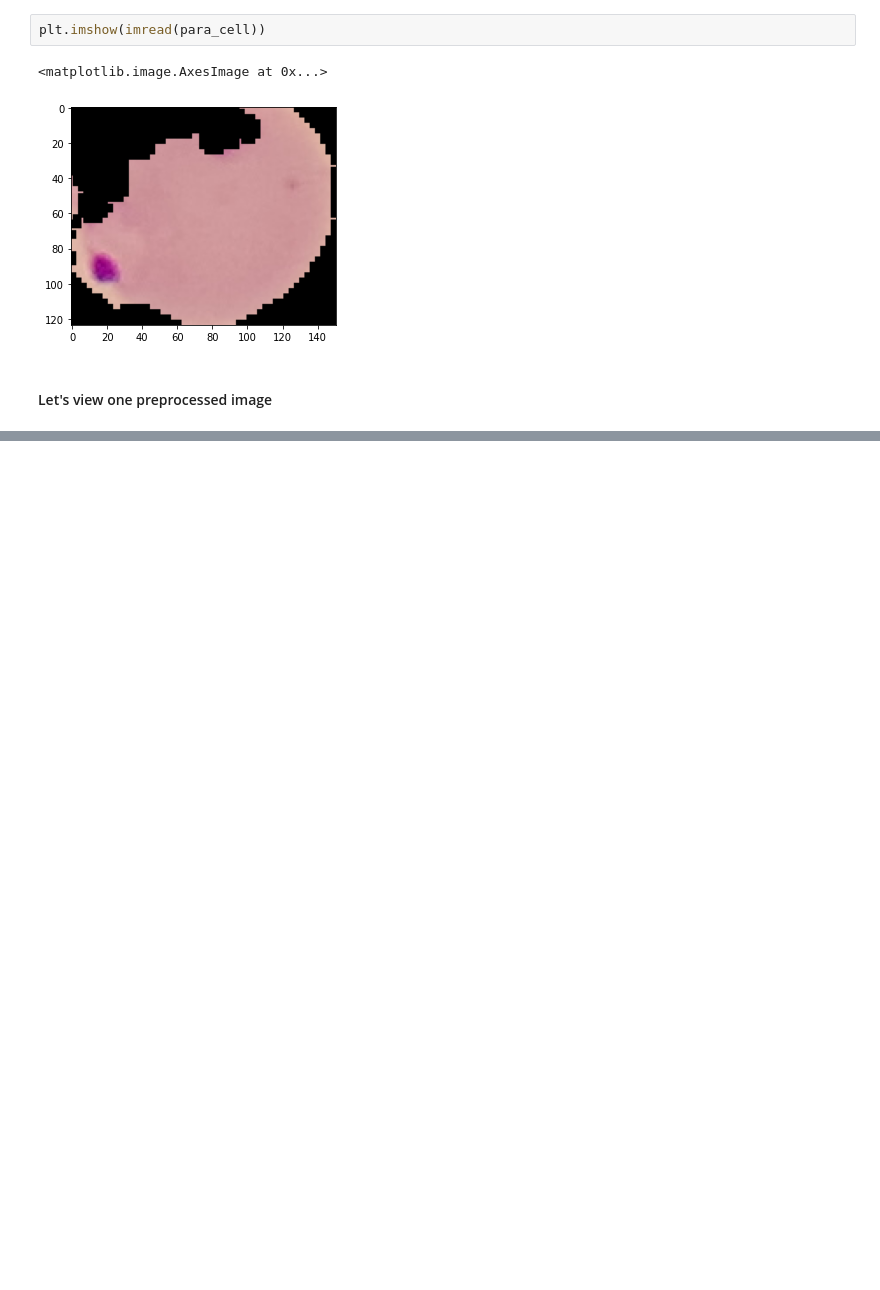
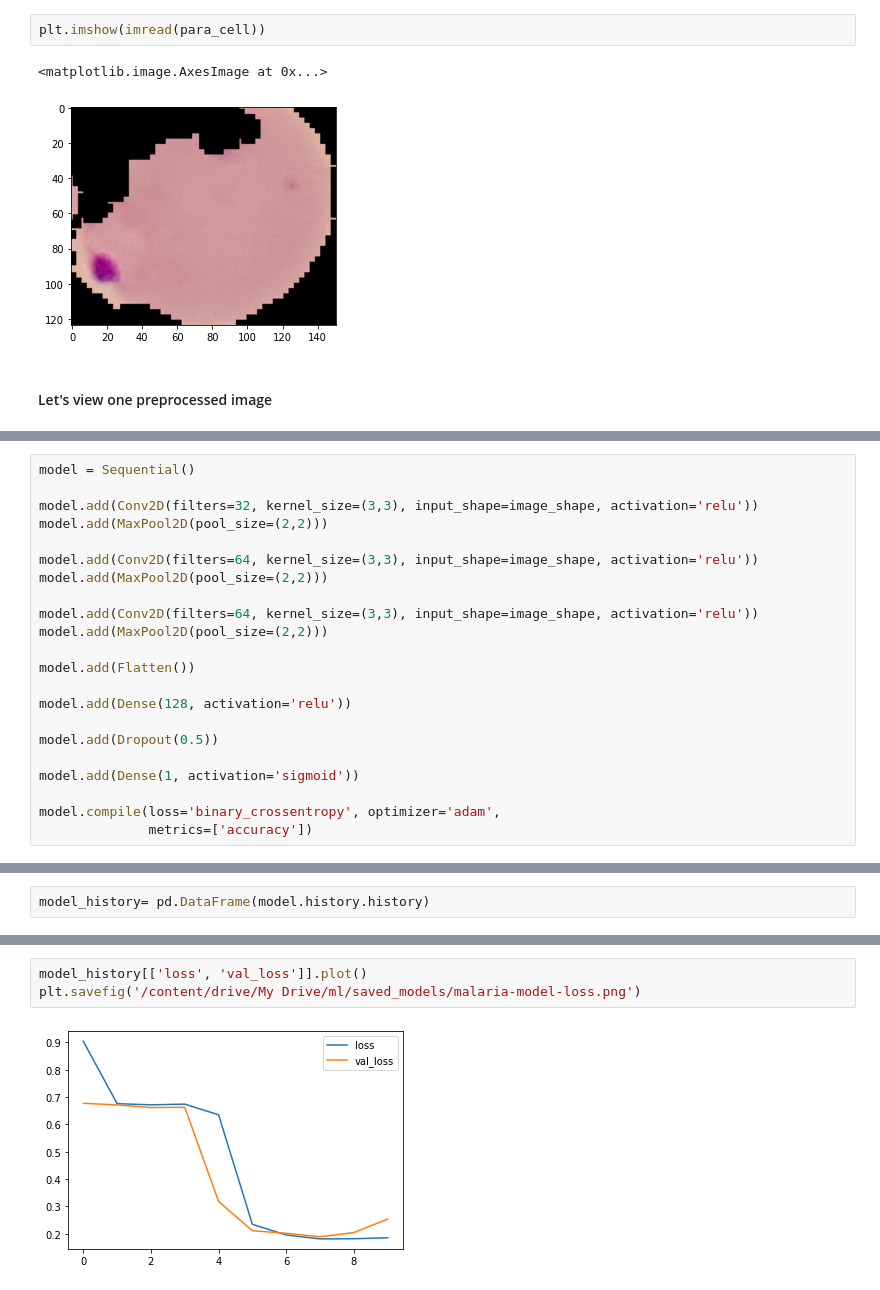
Before and after one commit to tanvirakibul/malaria-cell-detection, a Jupyter notebook: Mataria_cell_detection.ipynb, the cells around one changed output, grey strips where cells are left out. Cells and saved outputs as stored; diff of their text form; blank space fills up the shorter version.

```diff
--- a/Mataria_cell_detection.ipynb
+++ b/Mataria_cell_detection.ipynb
@@ -235,0 +265,22 @@ plt.imshow(image_gen.random_transform(imread(para_cell)))
+# %%
+model = Sequential()
+
+model.add(Conv2D(filters=32, kernel_size=(3,3), input_shape=image_shape, activation='relu'))
+model.add(MaxPool2D(pool_size=(2,2)))
+
+model.add(Conv2D(filters=64, kernel_size=(3,3), input_shape=image_shape, activation='relu'))
+model.add(MaxPool2D(pool_size=(2,2)))
+
+model.add(Conv2D(filters=64, kernel_size=(3,3), input_shape=image_shape, activation='relu'))
+model.add(MaxPool2D(pool_size=(2,2)))
+
+model.add(Flatten())
+
+model.add(Dense(128, activation='relu'))
+
+model.add(Dropout(0.5))
+
+model.add(Dense(1, activation='sigmoid'))
+
+model.compile(loss='binary_crossentropy', optimizer='adam',
+              metrics=['accuracy'])
@@ -235,0 +374,2 @@ plt.imshow(image_gen.random_transform(imread(para_cell)))
+# %%
+model_history= pd.DataFrame(model.history.history)
@@ -235,0 +390,5 @@ plt.imshow(image_gen.random_transform(imread(para_cell)))
+# %%
+model_history[['loss', 'val_loss']].plot()
+plt.savefig('/content/drive/My Drive/ml/saved_models/malaria-model-loss.png')
+# %% [output]
+[figure, added]
```
Also changed, not shown: parts of 55 cells of this notebook.
